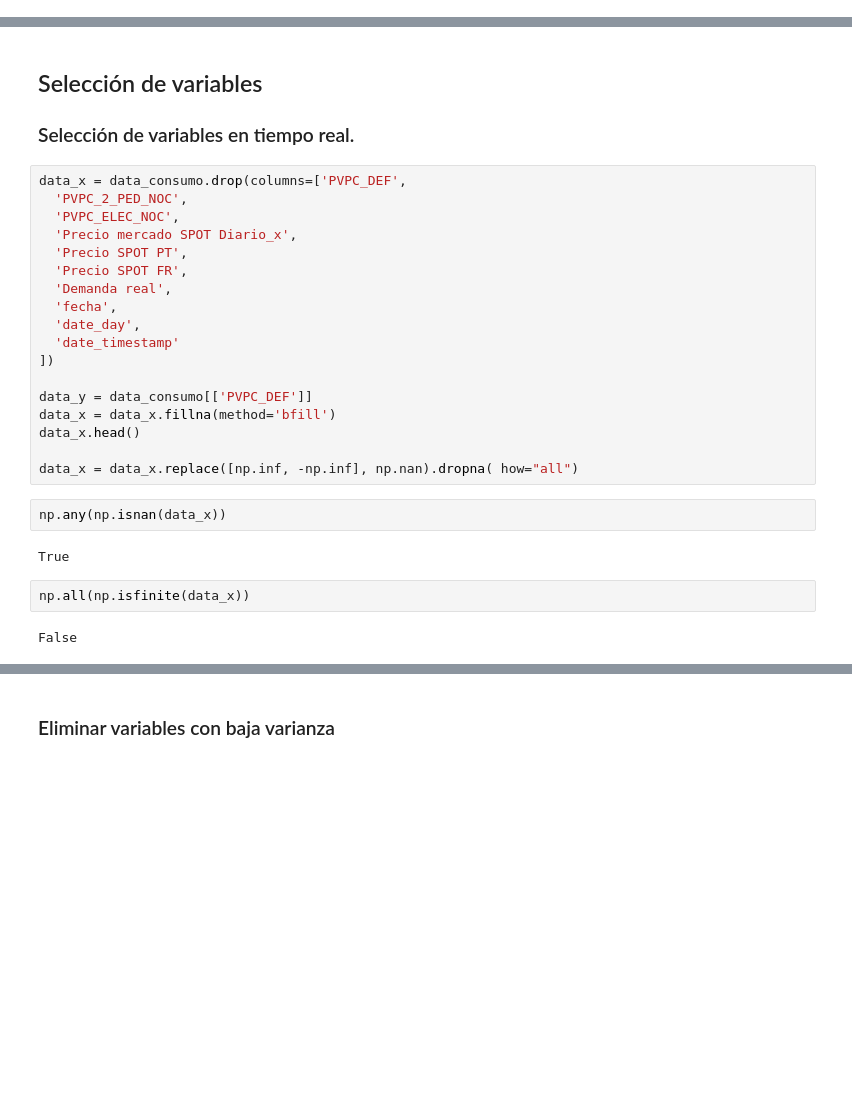
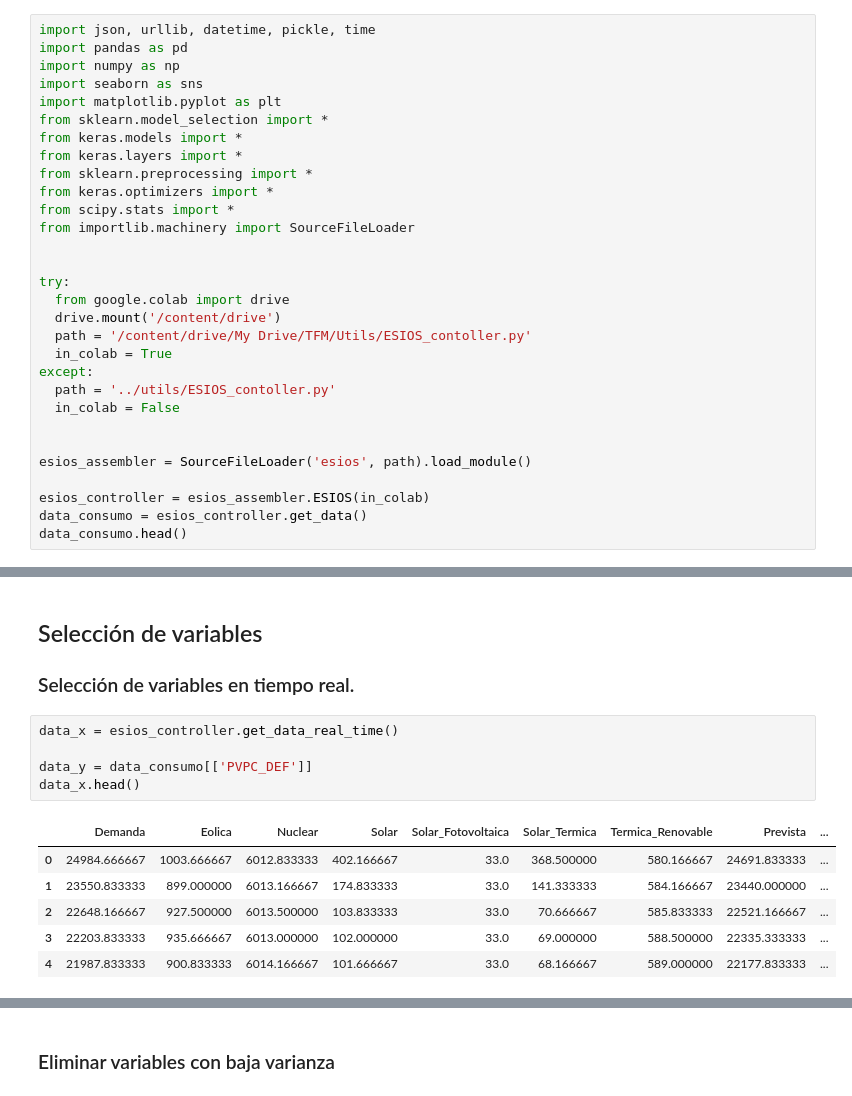
Before and after one commit to davidcerezal/energy-price-predictor, a Jupyter notebook: analisis_datos/selección_datos.ipynb, the cells around one changed output, grey strips where cells are left out. Drawn from its saved outputs; the diff is of its cells as text; blank space fills up the shorter version.

```diff
--- a/analisis_datos/selección_datos.ipynb
+++ b/analisis_datos/selección_datos.ipynb
@@ -46,0 +7,30 @@ data_consumo.head()
+# %%
+import json, urllib, datetime, pickle, time
+import pandas as pd
+import numpy as np
+import seaborn as sns
+import matplotlib.pyplot as plt
+from sklearn.model_selection import *
+from keras.models import *
+from keras.layers import *
+from sklearn.preprocessing import *
+from keras.optimizers import *
+from scipy.stats import *
+from importlib.machinery import SourceFileLoader
+
+
+try:
+  from google.colab import drive
+  drive.mount('/content/drive')
+  path = '/content/drive/My Drive/TFM/Utils/ESIOS_contoller.py'
+  in_colab = True
+except:
+  path = '../utils/ESIOS_contoller.py'
+  in_colab = False
+
+
+esios_assembler = SourceFileLoader('esios', path).load_module()
+
+esios_controller = esios_assembler.ESIOS(in_colab)
+data_consumo = esios_controller.get_data()
+data_consumo.head()
@@ -48,32 +49,18 @@ data_consumo.head()
 ## Selección de variables
 
 ### Selección de variables en tiempo real.
-# %%
-data_x = data_consumo.drop(columns=['PVPC_DEF',
-  'PVPC_2_PED_NOC',
-  'PVPC_ELEC_NOC',
-  'Precio mercado SPOT Diario_x',
-  'Precio SPOT PT',
-  'Precio SPOT FR',
-  'Demanda real',
-  'fecha',
-  'date_day',
-  'date_timestamp'
-])
-
-data_y = data_consumo[['PVPC_DEF']]
-data_x = data_x.fillna(method='bfill')
-data_x.head()
-
-data_x = data_x.replace([np.inf, -np.inf], np.nan).dropna( how="all")
-# %%
-np.any(np.isnan(data_x))
-# %% [output]
-True
-# %%
-np.all(np.isfinite(data_x))
-# %% [output]
-False
+# %%
+data_x = esios_controller.get_data_real_time()
+
+data_y = data_consumo[['PVPC_DEF']]
+data_x.head()
+# %% [output]
+|  | Demanda | Eolica | Nuclear | Solar | Solar_Fotovoltaica | Solar_Termica | Termica_Renovable | Prevista | ... |
+| 0 | 24984.666667 | 1003.666667 | 6012.833333 | 402.166667 | 33.0 | 368.500000 | 580.166667 | 24691.833333 | ... |
+| 1 | 23550.833333 | 899.000000 | 6013.166667 | 174.833333 | 33.0 | 141.333333 | 584.166667 | 23440.000000 | ... |
+| 2 | 22648.166667 | 927.500000 | 6013.500000 | 103.833333 | 33.0 | 70.666667 | 585.833333 | 22521.166667 | ... |
+| 3 | 22203.833333 | 935.666667 | 6013.000000 | 102.000000 | 33.0 | 69.000000 | 588.500000 | 22335.333333 | ... |
+| 4 | 21987.833333 | 900.833333 | 6014.166667 | 101.666667 | 33.0 | 68.166667 | 589.000000 | 22177.833333 | ... |
 # %%
 data_x.info()
 # %% [output]
```
Also changed, not shown: parts of 13 cells of this notebook, 16 other files.
